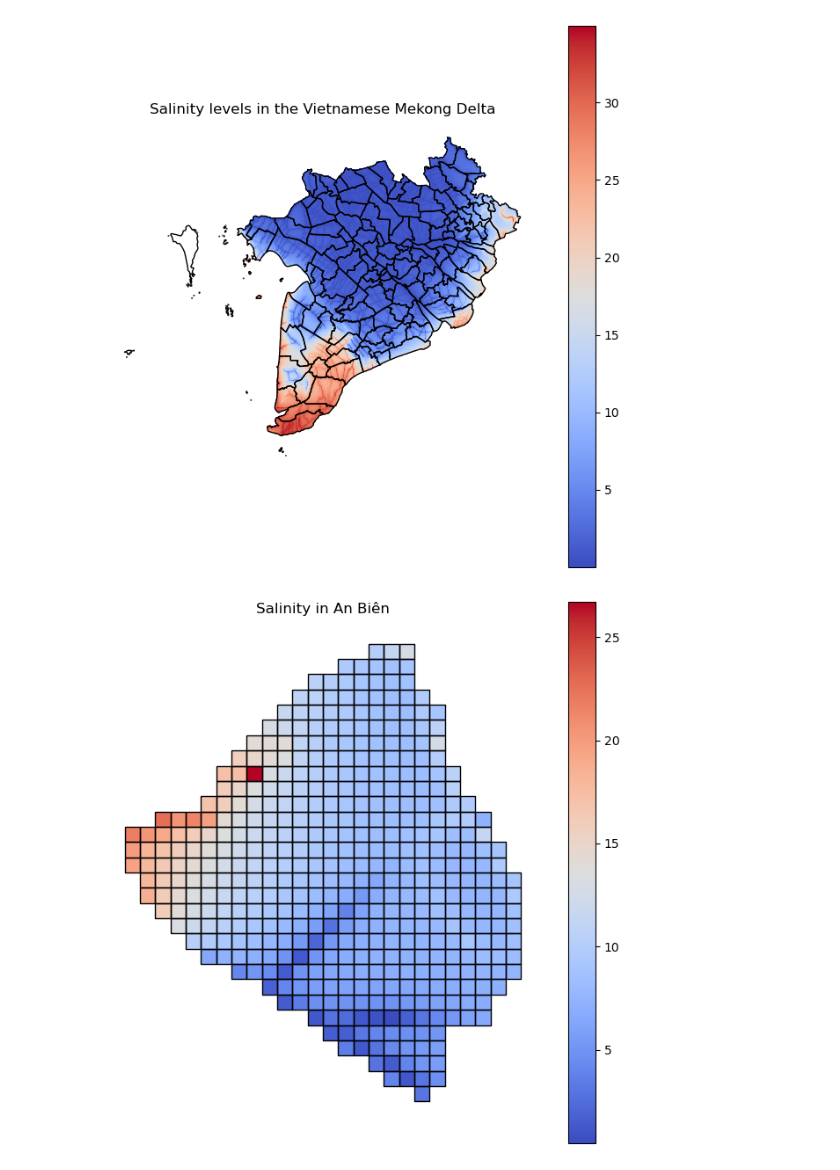
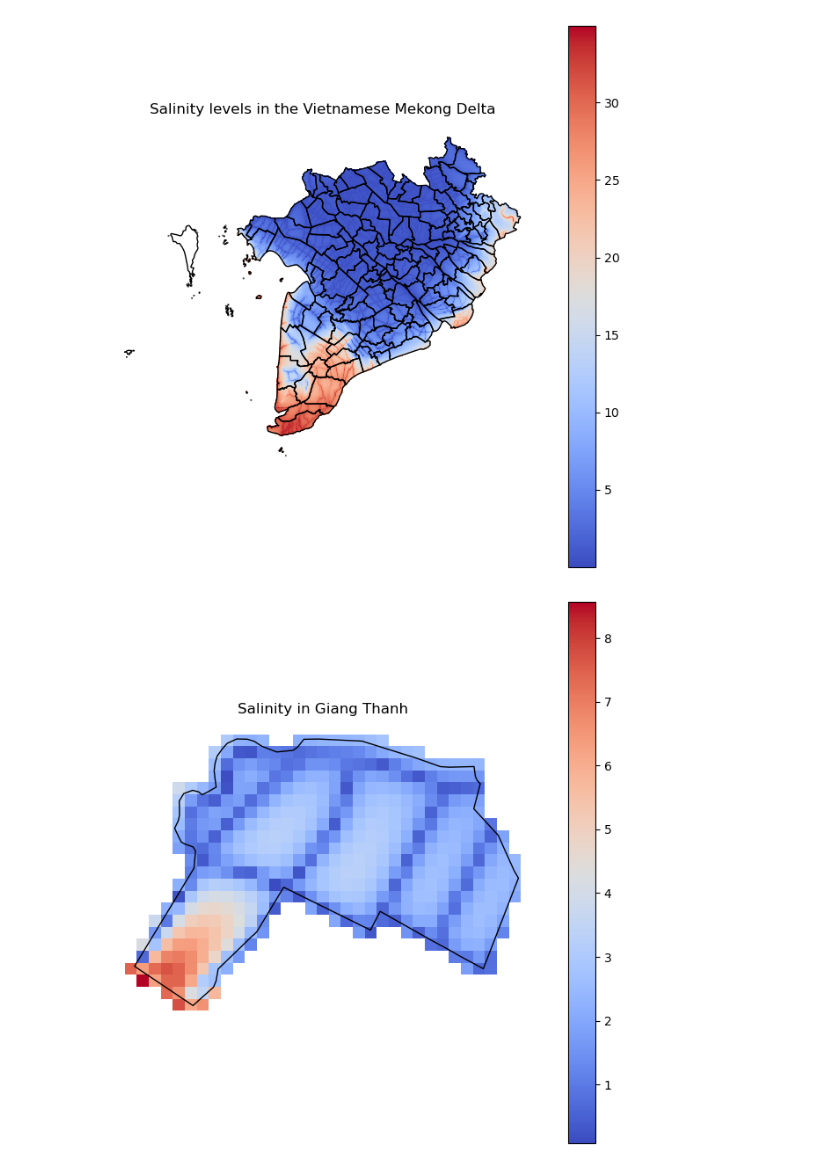
Before and after one commit to Juliettevanalst/Thesis, a Jupyter notebook: Model_Version3/Data/Combine_shapefiles.ipynb, the cells around one changed output. Cells and saved outputs as stored; diff of their text form; code cells hidden in the pictures.

```diff
--- a/Model_Version3/Data/Combine_shapefiles.ipynb
+++ b/Model_Version3/Data/Combine_shapefiles.ipynb
@@ -108,18 +111,20 @@ plt.show()
 # %% [output]
 [figure]
 # %%
-district_name = "An Biên"
+# Test if it is working with any district in the VMD
+district_name = "Giang Thanh"
 district_gdf = salinity_per_commune[salinity_per_commune["District"] == district_name]
+gdf = gdf_districts[gdf_districts['Ten_Huyen']==district_name]
 
 import matplotlib.pyplot as plt
 
 import matplotlib.pyplot as plt
 
 fig, ax = plt.subplots(figsize=(8, 8))
-district_gdf.boundary.plot(ax=ax, color='black', linewidth=1)
+gdf.boundary.plot(ax=ax, color='black', linewidth=1)
 district_gdf.plot(ax=ax, column="Salinity", cmap="coolwarm", legend=True)
 plt.title(f"Salinity in {district_name}")
 plt.axis("off")
 plt.show()
 # %% [output]
-[figure, old version]
+[figure, new version]
```
Also changed, not shown: parts of 3 cells of this notebook, 34 other files.
